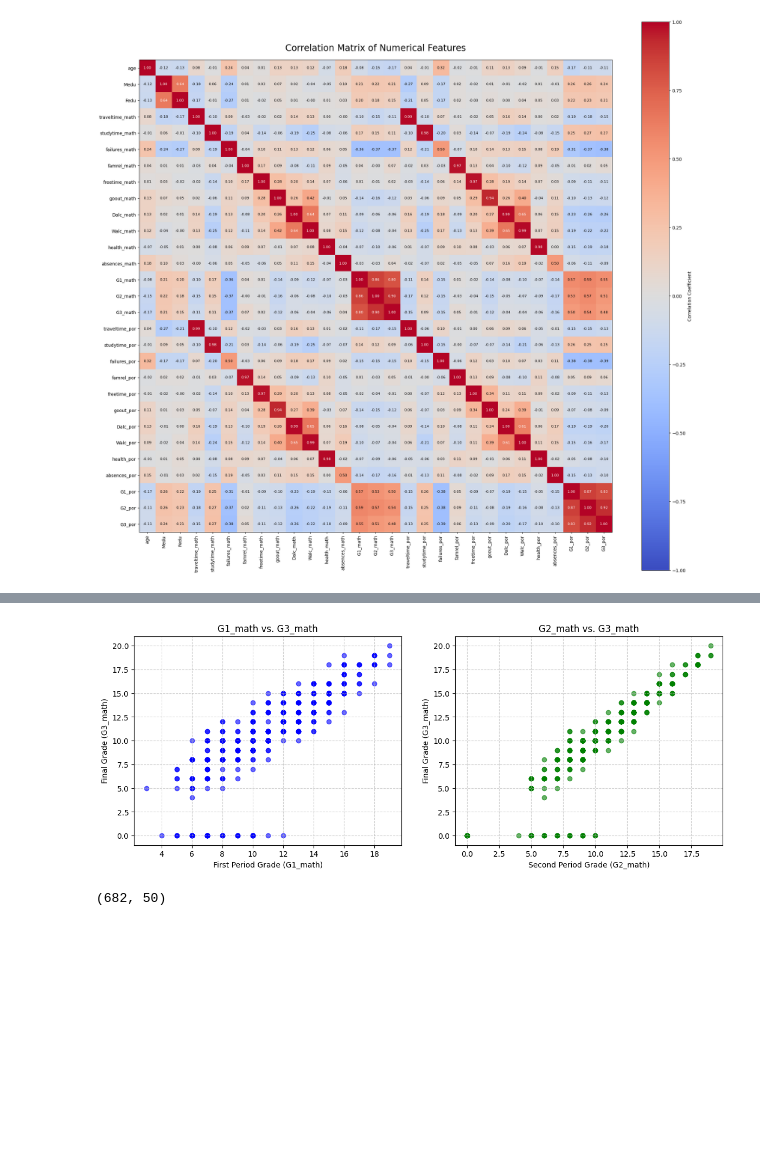
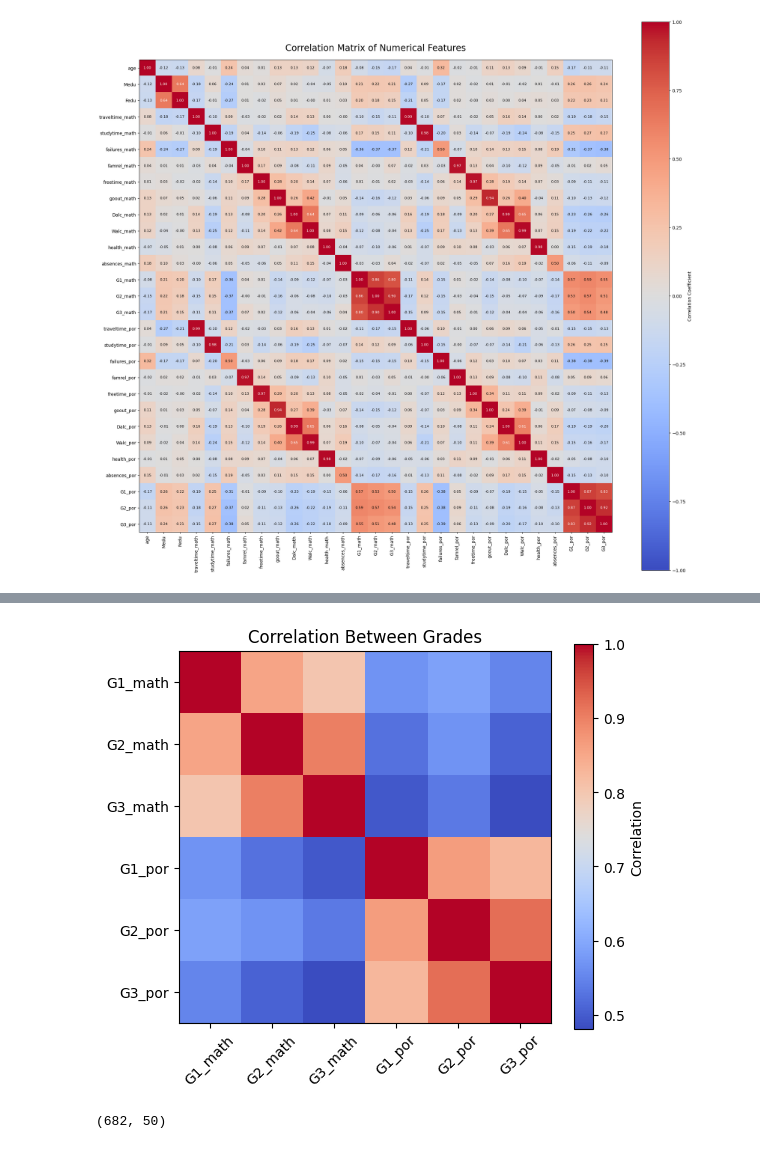
Before and after one commit to RwittikSarker/Machine-Learning-Project-Student_Performance_Predictor, a Jupyter notebook: student_performance_predictor.ipynb, the cells around one changed output, grey strips where cells are left out. Cells and saved outputs as stored; diff of their text form; code cells hidden in the pictures; blank space fills up the shorter version.

```diff
--- a/student_performance_predictor.ipynb
+++ b/student_performance_predictor.ipynb
@@ -114,26 +134,16 @@ plt.show()
 # %%
-plt.figure(figsize=(14, 5))
+grade_cols = ['G1_math','G2_math','G3_math','G1_por','G2_por','G3_por']
+corr = df[grade_cols].corr()
 
-# Subplot 1: G1 vs G3
-plt.subplot(1, 2, 1)
-plt.scatter(df['G1_math'], df['G3_math'], alpha=0.6, c='blue')
-plt.title('G1_math vs. G3_math')
-plt.xlabel('First Period Grade (G1_math)')
-plt.ylabel('Final Grade (G3_math)')
-plt.grid(True, linestyle='--', alpha=0.6)
-
-
-# Subplot 2: G2 vs G3
-plt.subplot(1, 2, 2)
-plt.scatter(df['G2_math'], df['G3_math'], alpha=0.6, c='green')
-plt.title('G2_math vs. G3_math')
-plt.xlabel('Second Period Grade (G2_math)')
-plt.ylabel('Final Grade (G3_math)')
-plt.grid(True, linestyle='--', alpha=0.6)
-
+plt.figure(figsize=(6, 5))
+plt.imshow(corr, cmap="coolwarm", interpolation="nearest")
+plt.colorbar(label="Correlation")
+plt.xticks(range(len(grade_cols)), grade_cols, rotation=45)
+plt.yticks(range(len(grade_cols)), grade_cols)
+plt.title("Correlation Between Grades")
 plt.show()
 # %% [output]
-[figure, old version]
+[figure, new version]
 # %%
 df = df.drop(["reason", "guardian_math", "guardian_por"], axis=1)
 print(df.shape)
```
Also changed, not shown: parts of 3 cells of this notebook.
